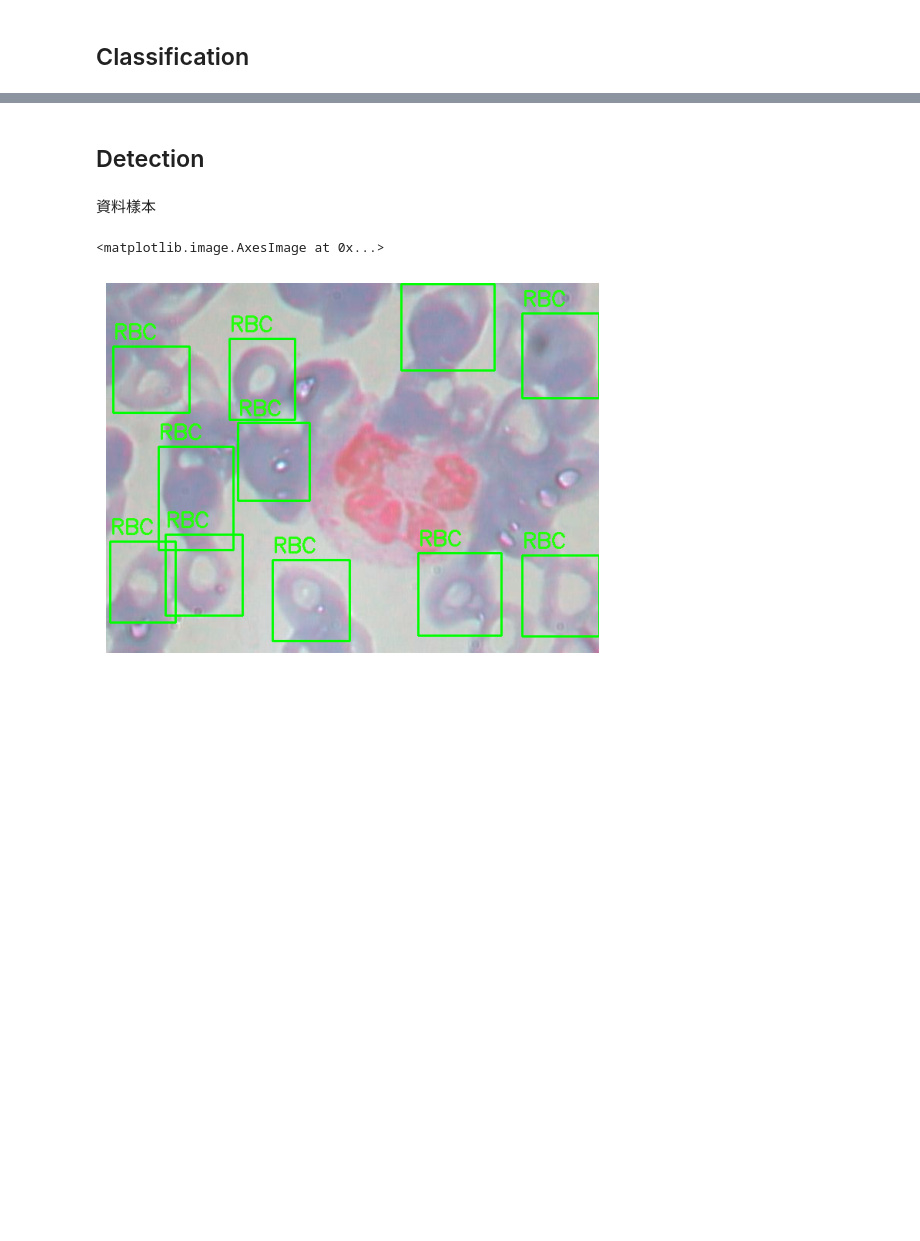
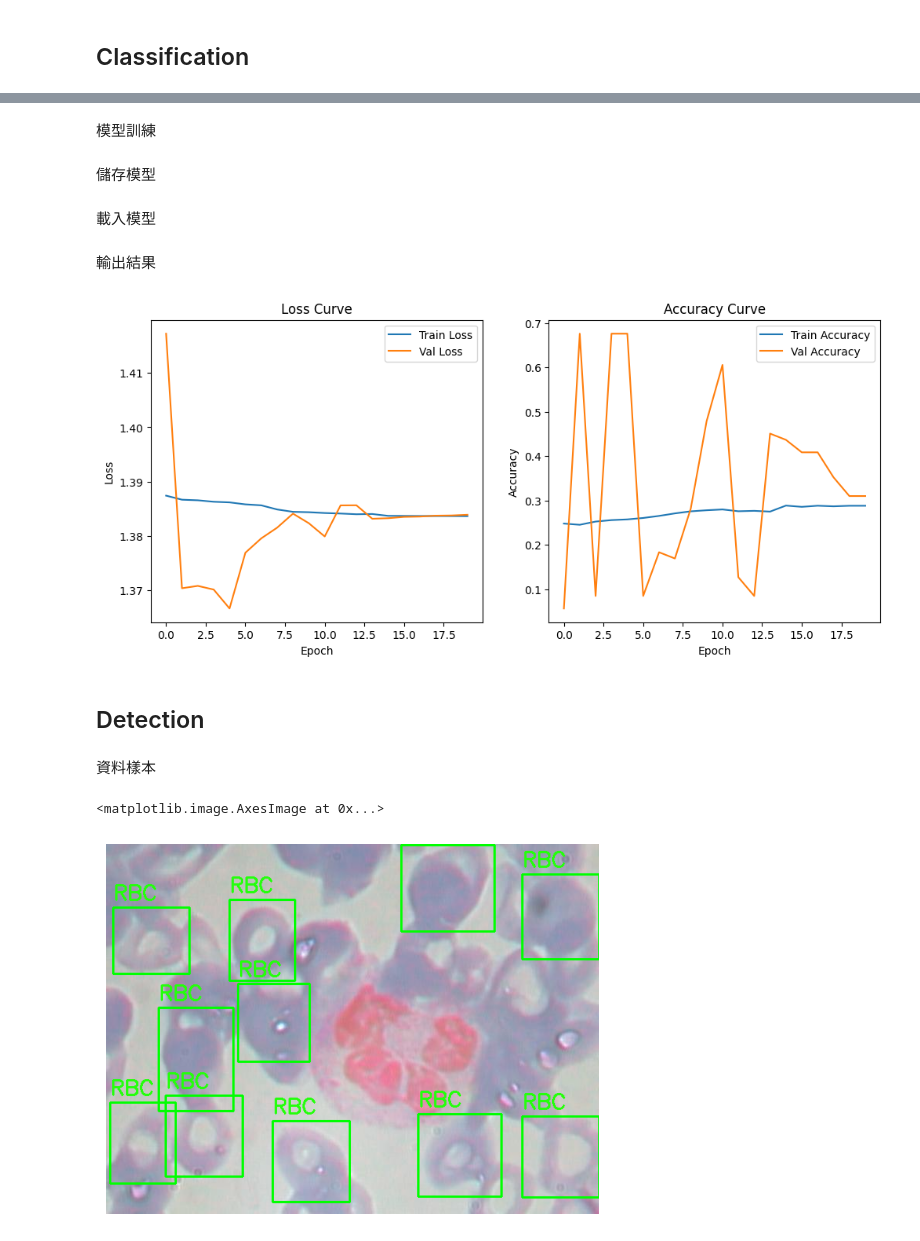
Before and after one commit to ImMasterSam/NSYSU_ComputerVision, a Jupyter notebook: blood_cell.ipynb, the cells around one changed output, grey strips where cells are left out. Drawn from its saved outputs; the diff is of its cells as text; code cells hidden in the pictures; blank space fills up the shorter version.

```diff
--- a/blood_cell.ipynb
+++ b/blood_cell.ipynb
@@ -55,0 +114,8 @@ for cell_type in cell_types:
+# %%
+# Instantiate the model
+model = Net(input_size=128*128, output_classes=len(train_dataset.class_to_idx))
+model = model.to(device)
+print(model)
+
+optimizer = optim.SGD(model.parameters(), lr=0.01)
+scheduler = optim.lr_scheduler.StepLR(optimizer, step_size=7, gamma=0.1)
@@ -55,0 +133,22 @@ for cell_type in cell_types:
+# %% [markdown]
+模型訓練
+# %%
+n_epochs = 20
+pbar = tqdm.tqdm(total=n_epochs)
+train_logs = []
+val_logs = []
+for epoch in range(n_epochs):
+    # 1. Train the model for one epoch
+    train_loss, train_accuracy = train_model(model, train_dataloader, optimizer, device)
+    # 2. Evaluate the model on validation set
+    val_loss, val_accuracy = evaluate_model(model, val_dataloader, device)
+    # 3. Step the scheduler
+    scheduler.step()
+
+    train_logs.append((train_loss, train_accuracy))
+    val_logs.append((val_loss, val_accuracy))
+    pbar.set_description(f"Epoch {epoch+1}/{n_epochs}, Train Loss: {train_loss:.4f}, Train Accuracy: {train_accuracy:.4f}, Val Loss: {val_loss:.4f}, Val Accuracy: {val_accuracy:.4f}")
+    pbar.update(1)
+pbar.close()
+# %% [markdown]
+儲存模型
@@ -55,0 +159,2 @@ for cell_type in cell_types:
+# %% [markdown]
+載入模型
@@ -56,3 +165,26 @@ for cell_type in cell_types:
+# %% [markdown]
+輸出結果
+# %%
+train_losses, train_accuracies = zip(*train_logs)
+val_losses, val_accuracies = zip(*val_logs)
+plt.figure(figsize=(12, 5))
+plt.subplot(1, 2, 1)
+plt.plot(train_losses, label='Train Loss')
+plt.plot(val_losses, label='Val Loss')
+plt.xlabel('Epoch')
+plt.ylabel('Loss')
+plt.title('Loss Curve')
+plt.legend()
+plt.subplot(1, 2, 2)
+plt.plot(train_accuracies, label='Train Accuracy')
+plt.plot(val_accuracies, label='Val Accuracy')
+plt.xlabel('Epoch')
+plt.ylabel('Accuracy')
+plt.title('Accuracy Curve')
+plt.legend()
+plt.show()
+# %% [output]
+[figure, added]
 # %% [markdown]
 ## Detection
 # %% [markdown]
```
Also changed, not shown: parts of 12 cells of this notebook, 4 other files.
